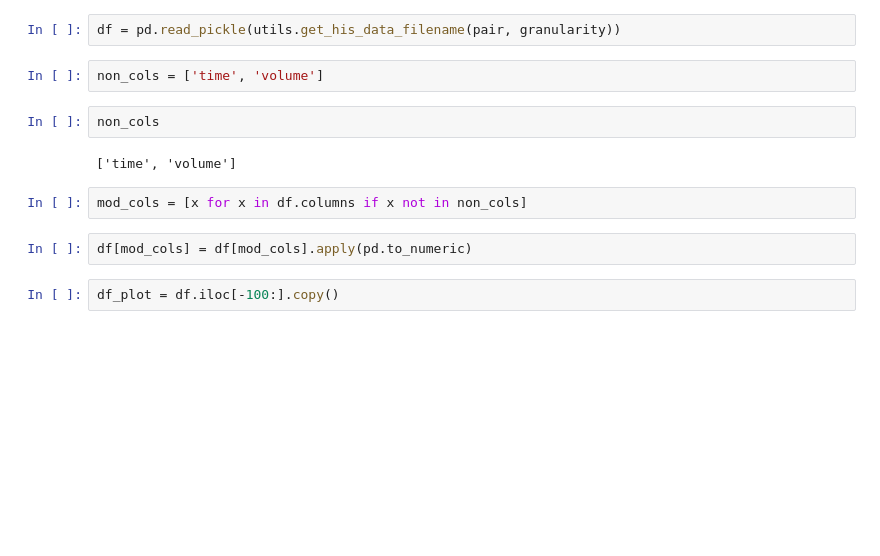
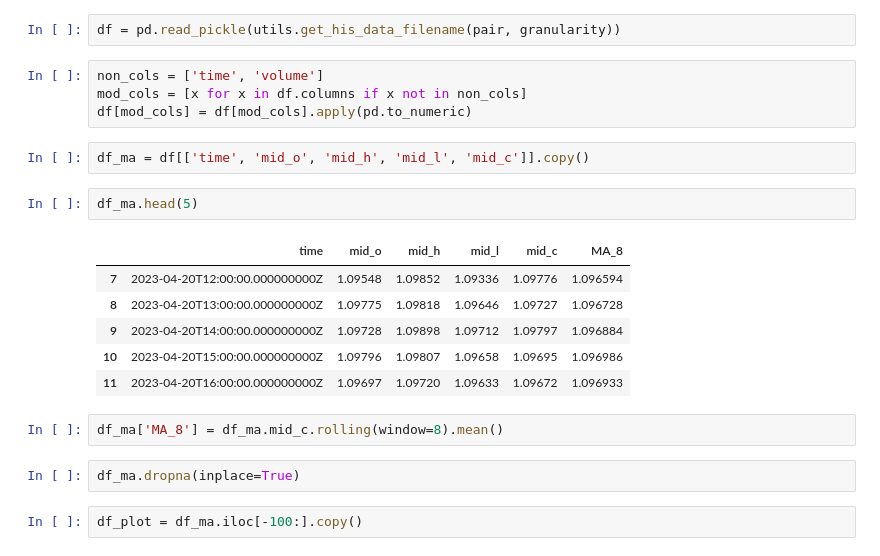
Before and after one commit to EJ-Buggs/algorithmic-trading, a Jupyter notebook: candle_plot.ipynb, the cells around one changed output. Drawn from its saved outputs; the diff is of its cells as text; blank space fills up the shorter version.

Commit message:
calculate and plot a moving average

```diff
--- a/candle_plot.ipynb
+++ b/candle_plot.ipynb
@@ -7,18 +7,27 @@ pair = "EUR_USD"
 granularity = "H1"
 # %%
 df = pd.read_pickle(utils.get_his_data_filename(pair, granularity))
-# %%
-non_cols = ['time', 'volume']
-# %%
-non_cols
-# %% [output]
-['time', 'volume']
 # %%
+non_cols = ['time', 'volume']
 mod_cols = [x for x in df.columns if x not in non_cols]
+df[mod_cols] = df[mod_cols].apply(pd.to_numeric)
-# %%
-df[mod_cols] = df[mod_cols].apply(pd.to_numeric)
+# %%
+df_ma = df[['time', 'mid_o', 'mid_h', 'mid_l', 'mid_c']].copy()
+# %%
+df_ma.head(5)
+# %% [output]
+|  | time | mid_o | mid_h | mid_l | mid_c | MA_8 |
+| 7 | 2023-04-20T12:00:00.000000000Z | 1.09548 | 1.09852 | 1.09336 | 1.09776 | 1.096594 |
+| 8 | 2023-04-20T13:00:00.000000000Z | 1.09775 | 1.09818 | 1.09646 | 1.09727 | 1.096728 |
+| 9 | 2023-04-20T14:00:00.000000000Z | 1.09728 | 1.09898 | 1.09712 | 1.09797 | 1.096884 |
+| 10 | 2023-04-20T15:00:00.000000000Z | 1.09796 | 1.09807 | 1.09658 | 1.09695 | 1.096986 |
+| 11 | 2023-04-20T16:00:00.000000000Z | 1.09697 | 1.09720 | 1.09633 | 1.09672 | 1.096933 |
+# %%
+df_ma['MA_8'] = df_ma.mid_c.rolling(window=8).mean()
+# %%
+df_ma.dropna(inplace=True)
 # %%
-df_plot = df.iloc[-100:].copy()
+df_plot = df_ma.iloc[-100:].copy()
 # %%
 df_plot.shape
 # %% [output]
```
Also changed, not shown: parts of 2 cells of this notebook.
